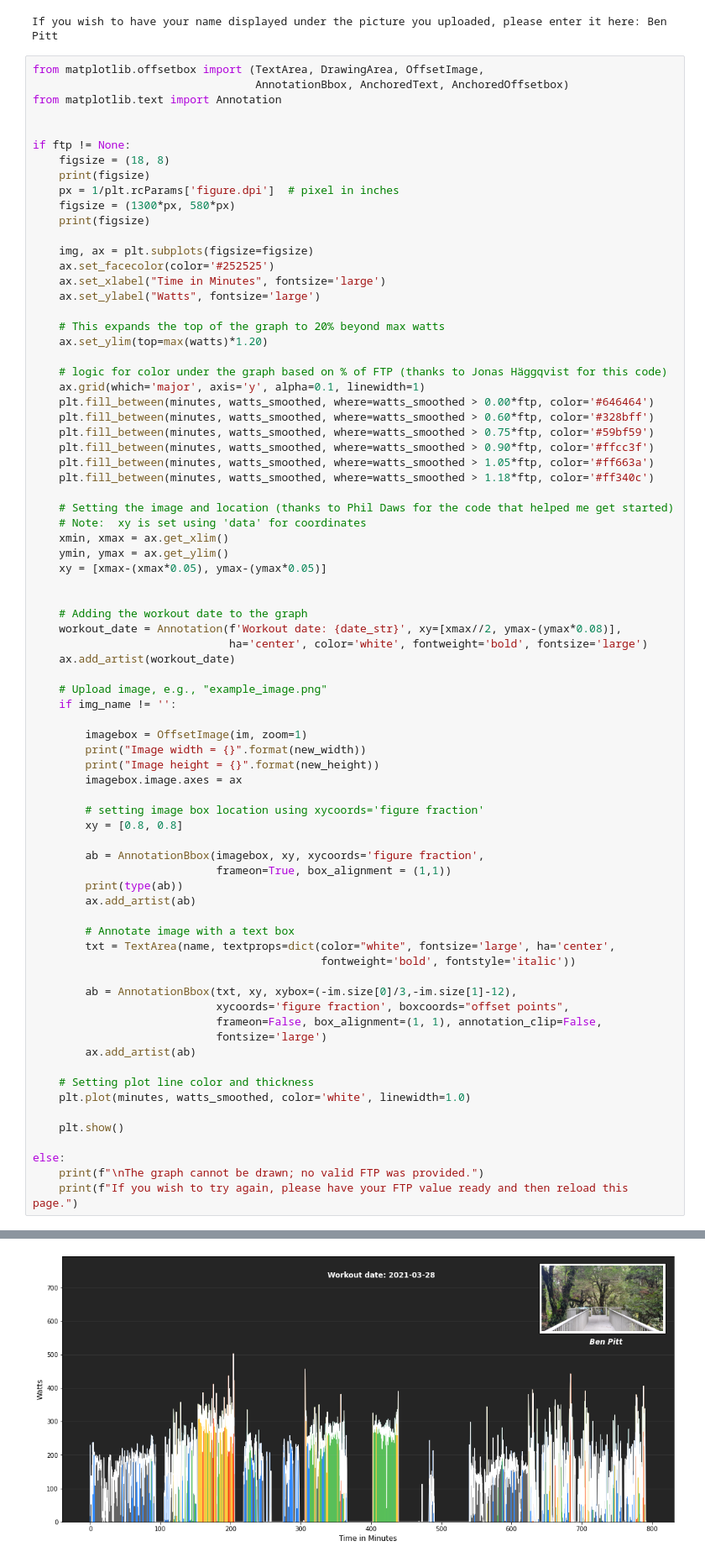
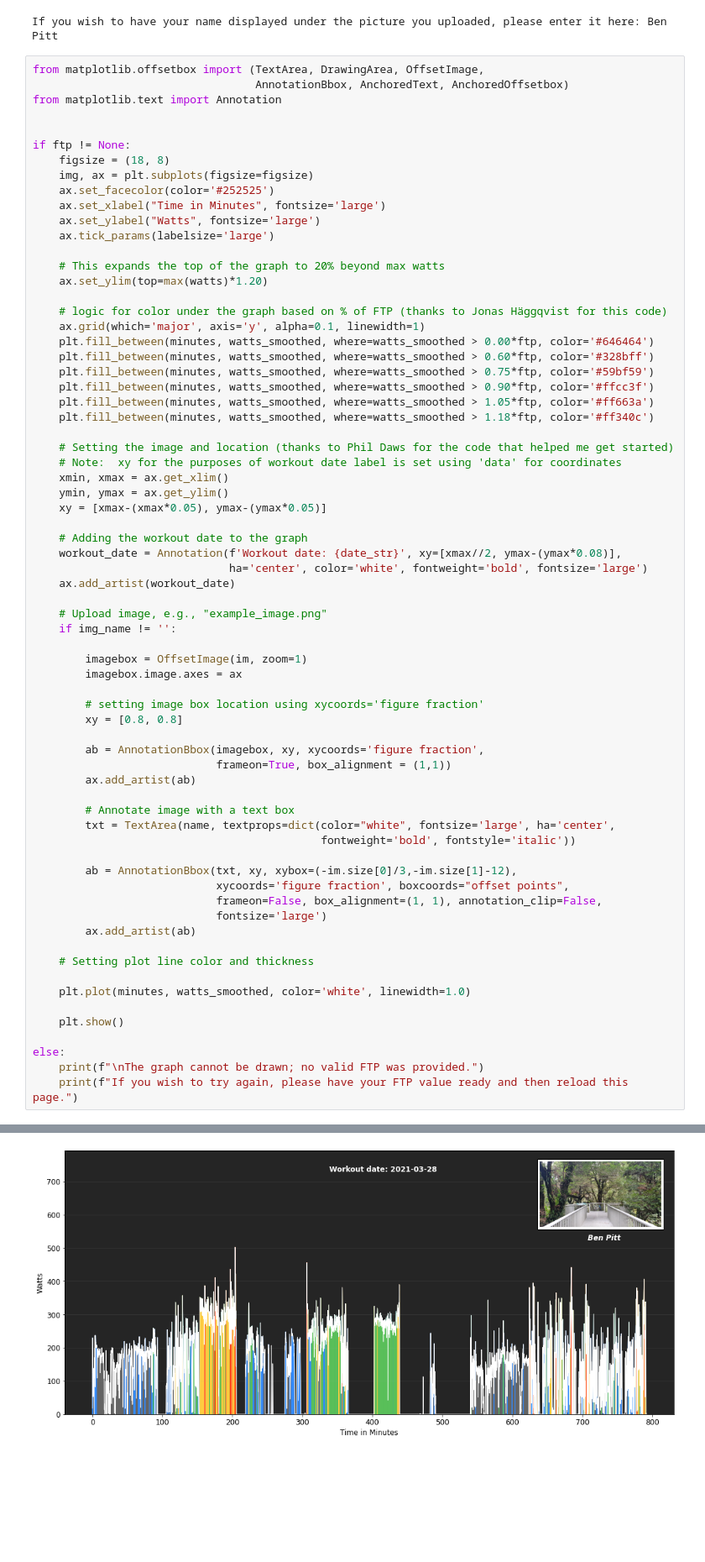
Before and after one commit to gdurante2019/graph-workout-streamlit, a Jupyter notebook: Graph-from-fitfile-122621.ipynb, the cells around one changed output, grey strips where cells are left out. Shown at 84% size. Drawn from its saved outputs; the diff is of its cells as text; blank space fills up the shorter version.

```diff
--- a/Graph-from-fitfile-122521.ipynb
+++ b/Graph-from-fitfile-122621.ipynb
@@ -420,15 +379,11 @@ from matplotlib.text import Annotation
 
 if ftp != None:
     figsize = (18, 8)
-    print(figsize)
-    px = 1/plt.rcParams['figure.dpi']  # pixel in inches
-    figsize = (1300*px, 580*px)
-    print(figsize)
-
     img, ax = plt.subplots(figsize=figsize)
     ax.set_facecolor(color='#252525')
     ax.set_xlabel("Time in Minutes", fontsize='large')
     ax.set_ylabel("Watts", fontsize='large')
+    ax.tick_params(labelsize='large')
 
     # This expands the top of the graph to 20% beyond max watts
     ax.set_ylim(top=max(watts)*1.20)
@@ -443,11 +398,10 @@ if ftp != None:
     plt.fill_between(minutes, watts_smoothed, where=watts_smoothed > 1.18*ftp, color='#ff340c')
 
     # Setting the image and location (thanks to Phil Daws for the code that helped me get started)
-    # Note:  xy is set using 'data' for coordinates
+    # Note:  xy for the purposes of workout date label is set using 'data' for coordinates
     xmin, xmax = ax.get_xlim()
     ymin, ymax = ax.get_ylim()
     xy = [xmax-(xmax*0.05), ymax-(ymax*0.05)]
-
 
     # Adding the workout date to the graph
     workout_date = Annotation(f'Workout date: {date_str}', xy=[xmax//2, ymax-(ymax*0.08)],
@@ -458,8 +412,6 @@ if ftp != None:
     if img_name != '':
 
         imagebox = OffsetImage(im, zoom=1)
-        print("Image width = {}".format(new_width))
-        print("Image height = {}".format(new_height))
         imagebox.image.axes = ax
 
         # setting image box location using xycoords='figure fraction'
@@ -467,7 +419,6 @@ if ftp != None:
 
         ab = AnnotationBbox(imagebox, xy, xycoords='figure fraction',
                             frameon=True, box_alignment = (1,1))
-        print(type(ab))
         ax.add_artist(ab)
 
         # Annotate image with a text box
@@ -481,6 +432,7 @@ if ftp != None:
         ax.add_artist(ab)
 
     # Setting plot line color and thickness
+
     plt.plot(minutes, watts_smoothed, color='white', linewidth=1.0)
 
     plt.show()
@@ -497 +444 @@ Image height = 108
-[figure, old version]
+[figure, new version]
```
Also changed, not shown: parts of 10 cells of this notebook, 1 other file.
